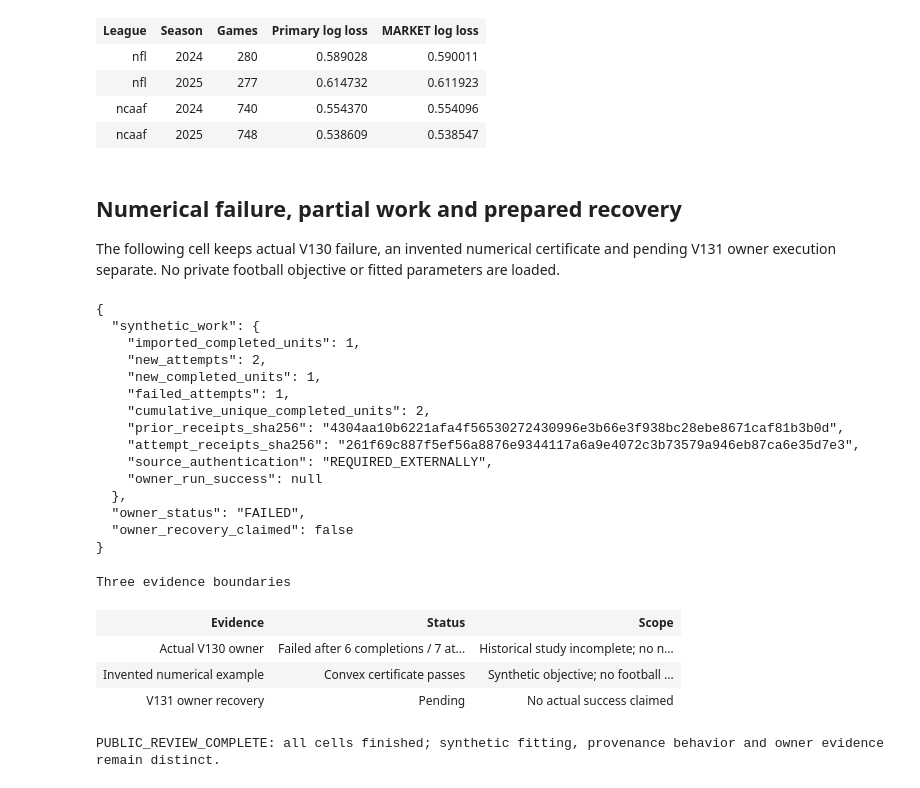
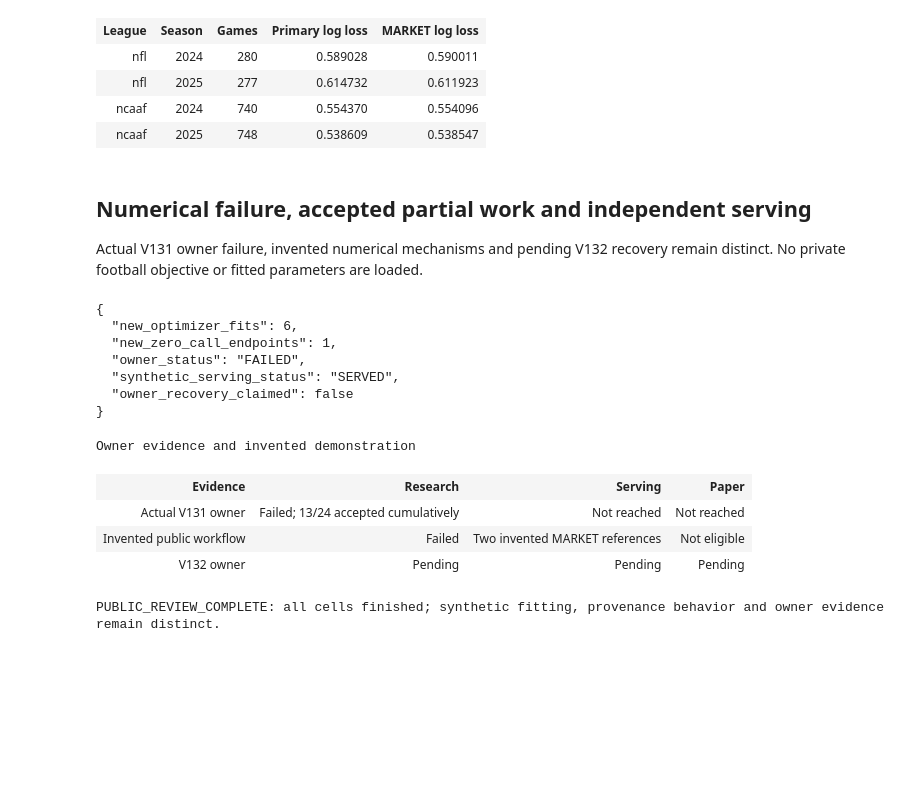
Before and after one commit to alvaromendizabal/sports-edge-lab, a Jupyter notebook: notebooks/engineering_review.ipynb, the cells around one changed output. Saved outputs shown, nothing was run; the diff lists cells and outputs as text; code cells hidden in the pictures; blank space fills up the shorter version.

Commit message:
Separate failed research from reference serving in an auditable results dashboard

```diff
--- a/notebooks/engineering_review.ipynb
+++ b/notebooks/engineering_review.ipynb
@@ -496,43 +496,40 @@ Exposed development, not prospective confirmation. No model qualifies.
 | ncaaf | 2024 | 740 | 0.554370 | 0.554096 |
 | ncaaf | 2025 | 748 | 0.538609 | 0.538547 |
 # %% [markdown]
-## Numerical failure, partial work and prepared recovery
-The following cell keeps actual V130 failure, an invented numerical certificate and pending V131 owner execution separate. No private football objective or fitted parameters are loaded.
+## Numerical failure, accepted partial work and independent serving
+Actual V131 owner failure, invented numerical mechanisms and pending V132 recovery remain distinct. No private football objective or fitted parameters are loaded.
 # %%
 from examples.review_lab.numerical_recovery import walkthrough as numerical_walkthrough
+from examples.review_lab.fault_isolation import walkthrough as workflow_walkthrough
 numerical_demo = numerical_walkthrough()
 assert numerical_demo["synthetic_only"] and numerical_demo["football_fits"] == 0
 assert not numerical_demo["misleading_solver_success"]["numerically_certified"]
 assert numerical_demo["recovery"]["certificate"]["numerically_certified"]
-assert not numerical_demo["production_repair_success_claimed"]
-incident = json.loads((root / "docs/evidence/2026-10-28-v130-execution.json").read_text())
-assert incident["status"] == "FAILED"
-assert incident["completed_real_fits"] == 6 and incident["attempted_real_fits"] == 7
+incident = json.loads((root / "docs/evidence/2026-10-28-v131-execution.json").read_text())
+assert incident["status"] == "FAILED" and incident["cumulative_completed_units"] == 13
+assert incident["new_completed_optimizer_calls"] == 6 and incident["new_certified_zero_call_endpoints"] == 1
 assert incident["complete_study_results"] is False and incident["new_current_forecasts"] == 0
 assert incident["next_owner_execution"] == "PENDING"
-display(HTML("<h3>Three evidence boundaries</h3><table><tr><th>Evidence</th><th>Status</th><th>Scope</th></tr><tr><td>Actual V130 owner</td><td>Failed after 6 completions / 7 attempts</td><td>Historical study incomplete; no new forecast</td></tr><tr><td>Invented numerical example</td><td>Convex certificate passes</td><td>Synthetic objective; no football conclusion</td></tr><tr><td>V131 owner recovery</td><td>Pending</td><td>No actual success claimed</td></tr></table>"))
-print(json.dumps({"synthetic_work": numerical_demo["work"], "owner_status": incident["status"], "owner_recovery_claimed": False}, indent=2))
+workflow = workflow_walkthrough()
+assert workflow["research"]["status"] == "FAILED" and workflow["serving"]["status"] == "SERVED"
+assert workflow["execution"]["status"] == "NOT_ELIGIBLE"
+assert workflow["serving"] == workflow_walkthrough("research_complete")["serving"]
+assert workflow_walkthrough("stale_reference")["serving"]["status"] == "BLOCKED"
+display(HTML("<h3>Owner evidence and invented demonstration</h3><table><tr><th>Evidence</th><th>Research</th><th>Serving</th><th>Paper</th></tr><tr><td>Actual V131 owner</td><td>Failed; 13/24 accepted cumulatively</td><td>Not reached</td><td>Not reached</td></tr><tr><td>Invented public workflow</td><td>Failed</td><td>Two invented MARKET references</td><td>Not eligible</td></tr><tr><td>V132 owner</td><td>Pending</td><td>Pending</td><td>Pending</td></tr></table>"))
+print(json.dumps({"new_optimizer_fits": 6, "new_zero_call_endpoints": 1, "owner_status": incident["status"], "synthetic_serving_status": workflow["serving"]["status"], "owner_recovery_claimed": False}, indent=2))
 # %% [output]
 {
-  "synthetic_work": {
-    "imported_completed_units": 1,
-    "new_attempts": 2,
-    "new_completed_units": 1,
-    "failed_attempts": 1,
-    "cumulative_unique_completed_units": 2,
-    "prior_receipts_sha256": "4304aa10b6221afa4f56530272430996e3b66e3f938bc28ebe8671caf81b3b0d",
-    "attempt_receipts_sha256": "261f69c887f5ef56a8876e9344117a6a9e4072c3b73579a946eb87ca6e35d7e3",
-    "source_authentication": "REQUIRED_EXTERNALLY",
-    "owner_run_success": null
-  },
+  "new_optimizer_fits": 6,
+  "new_zero_call_endpoints": 1,
   "owner_status": "FAILED",
+  "synthetic_serving_status": "SERVED",
   "owner_recovery_claimed": false
 }
-Three evidence boundaries
+Owner evidence and invented demonstration
-| Evidence | Status | Scope |
-| Actual V130 owner | Failed after 6 completions / 7 at... | Historical study incomplete; no n... |
-| Invented numerical example | Convex certificate passes | Synthetic objective; no football ... |
-| V131 owner recovery | Pending | No actual success claimed |
+| Evidence | Research | Serving | Paper |
+| Actual V131 owner | Failed; 13/24 accepted cumulatively | Not reached | Not reached |
+| Invented public workflow | Failed | Two invented MARKET references | Not eligible |
+| V132 owner | Pending | Pending | Pending |
 # %%
 assert len(evidence["rows"]) == 8
 assert recovery["new_fits"] == 0 and latest["actual_wagers"] == 0
```
Also changed, not shown: 16 other files.
